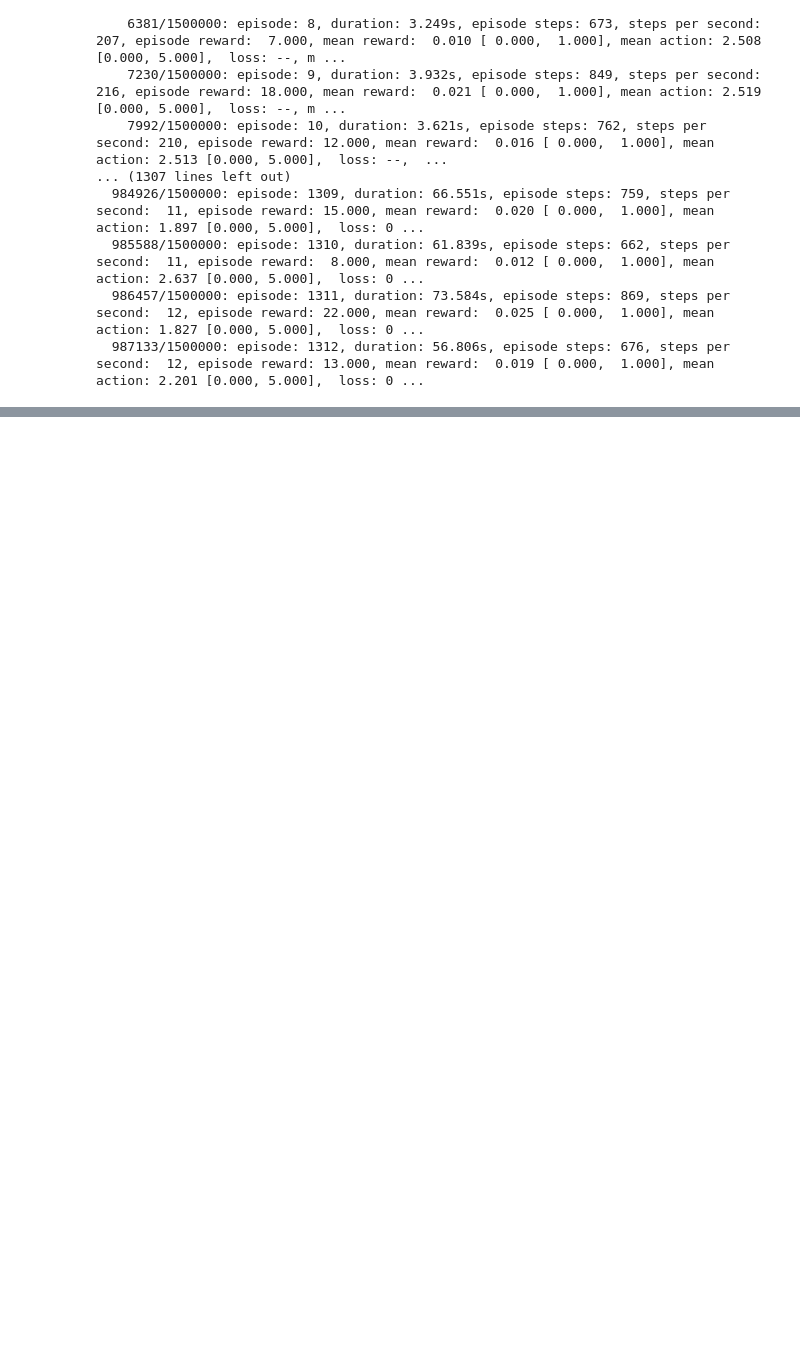
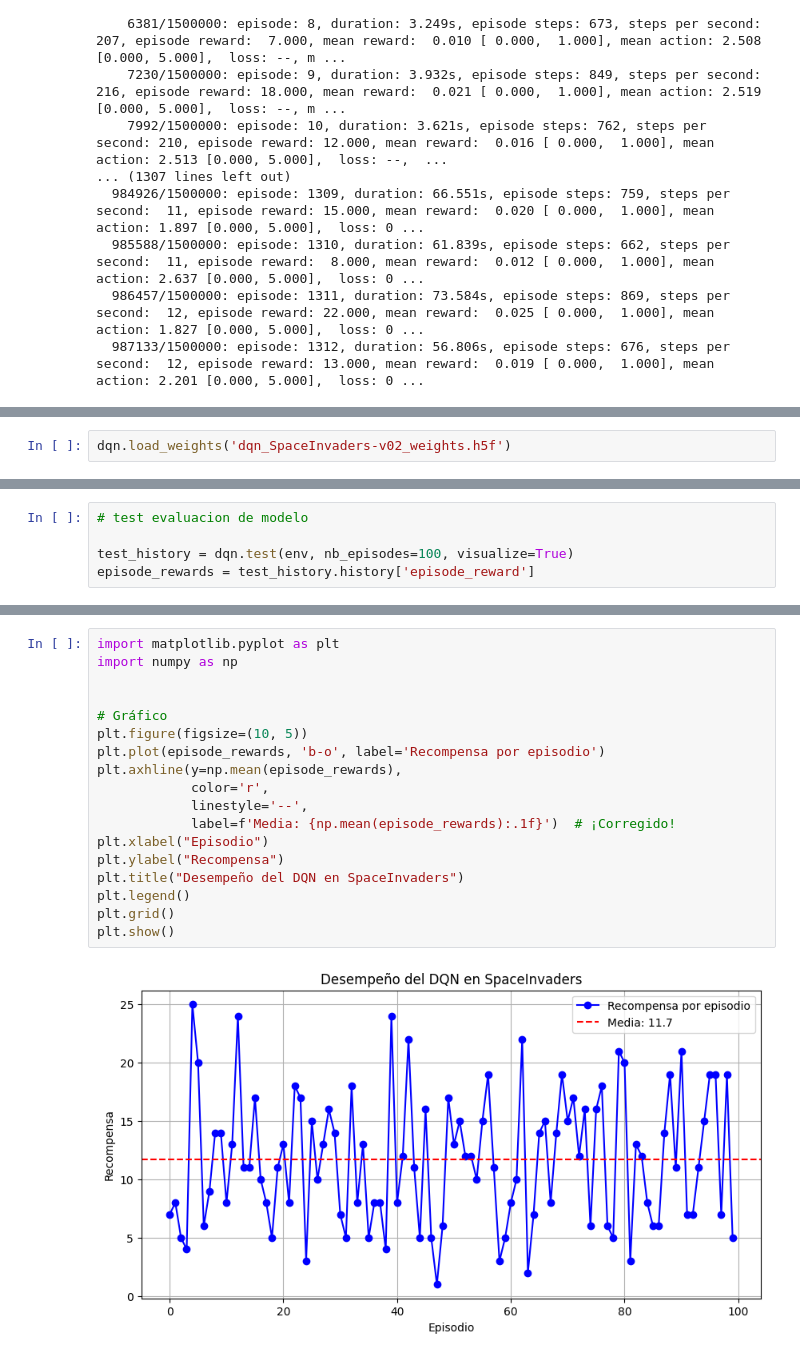
Before and after one commit to Rmbruno11/08MIAR_Grupo_20B_TP, a Jupyter notebook: Proyecto_práctico_Final_Colab.ipynb, the cells around one changed output, grey strips where cells are left out. Cells and saved outputs as stored; diff of their text form; blank space fills up the shorter version.

```diff
--- a/Proyecto_práctico_Final_Colab.ipynb
+++ b/Proyecto_práctico_Final_Colab.ipynb
@@ -3307,0 +3428,2 @@ PDF exported to your Google Drive!
+# %%
+dqn.load_weights('dqn_SpaceInvaders-v02_weights.h5f')
@@ -3307,0 +3462,5 @@ PDF exported to your Google Drive!
+# %%
+# test evaluacion de modelo
+
+test_history = dqn.test(env, nb_episodes=100, visualize=True)
+episode_rewards = test_history.history['episode_reward']
@@ -3307,0 +3485,20 @@ PDF exported to your Google Drive!
+# %%
+import matplotlib.pyplot as plt
+import numpy as np
+
+
+# Gráfico
+plt.figure(figsize=(10, 5))
+plt.plot(episode_rewards, 'b-o', label='Recompensa por episodio')
+plt.axhline(y=np.mean(episode_rewards),
+            color='r',
+            linestyle='--',
+            label=f'Media: {np.mean(episode_rewards):.1f}')  # ¡Corregido!
+plt.xlabel("Episodio")
+plt.ylabel("Recompensa")
+plt.title("Desempeño del DQN en SpaceInvaders")
+plt.legend()
+plt.grid()
+plt.show()
+# %% [output]
+[figure, added]
```
Also changed, not shown: parts of 21 cells of this notebook.
